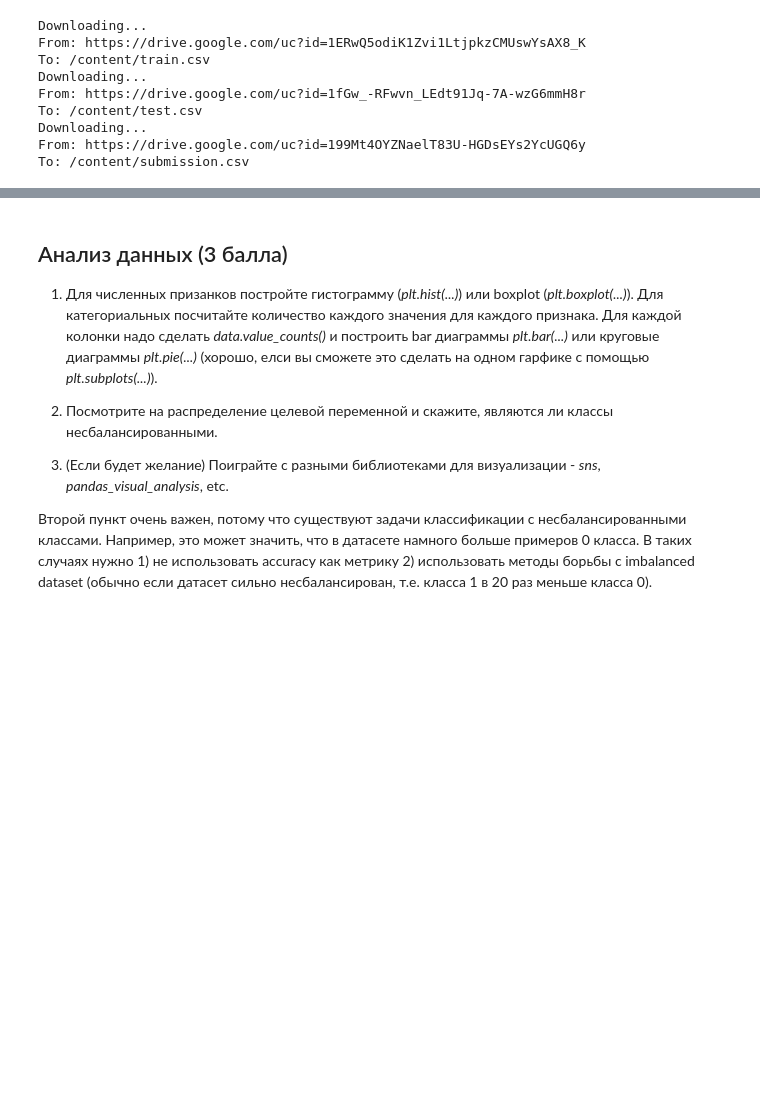
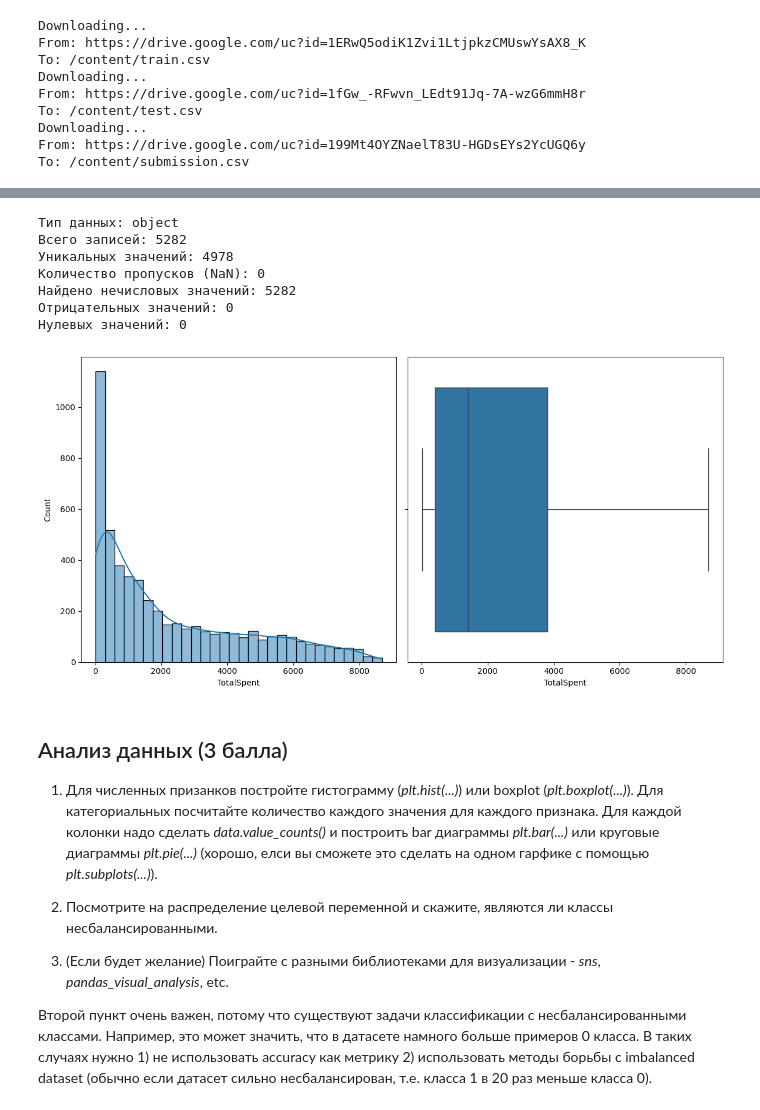
Before and after one commit to OldPetyaTrucker/MuratSamsung, a Jupyter notebook: week_03_composition_model_selection/Homework/hw_3_kaggle.ipynb, the cells around one changed output, grey strips where cells are left out. Drawn from its saved outputs; the diff is of its cells as text; code cells hidden in the pictures; blank space fills up the shorter version.

```diff
--- a/week_03_composition_model_selection/Homework/hw_3_kaggle.ipynb
+++ b/week_03_composition_model_selection/Homework/hw_3_kaggle.ipynb
@@ -174,3 +269,39 @@ Churn                       0
+# %%
+import seaborn as sns
+def check_total_spent(df, column='TotalSpent'):
+    print(f"Тип данных: {df[column].dtype}")
+    print(f"Всего записей: {len(df)}")
+    print(f"Уникальных значений: {df[column].nunique()}")
+    print(f"Количество пропусков (NaN): {df[column].isna().sum()}")
+    non_numeric = df[column].apply(lambda x: not isinstance(x, (int, float)) and not pd.isna(x))
+    if non_numeric.any():
+        print(f"Найдено нечисловых значений: {non_numeric.sum()}")
+    else:
+        print("Нечисловых значений не обнаружено ✓")
+    numeric_series = pd.to_numeric(df[column], errors='coerce')
+    negative = (numeric_series < 0).sum()
+    zero = (numeric_series == 0).sum()
+    print(f"Отрицательных значений: {negative}")
+    print(f"Нулевых значений: {zero}")
+    plt.figure(figsize=(12, 6))
+    plt.subplot(1, 2, 1)
+    sns.histplot(numeric_series.dropna(), bins=30, kde=True)
+    plt.xlabel(column)
+    plt.subplot(1, 2, 2)
+    sns.boxplot(x=numeric_series.dropna())
+    plt.xlabel(column)
+    plt.tight_layout()
+    plt.show()
+check_total_spent(X)
+# %% [output]
+Тип данных: object
+Всего записей: 5282
+Уникальных значений: 4978
+Количество пропусков (NaN): 0
+Найдено нечисловых значений: 5282
+Отрицательных значений: 0
+Нулевых значений: 0
+[figure, added]
 # %% [markdown]
 ## Анализ данных (3 балла)
 
```
Also changed, not shown: parts of 24 cells of this notebook.
